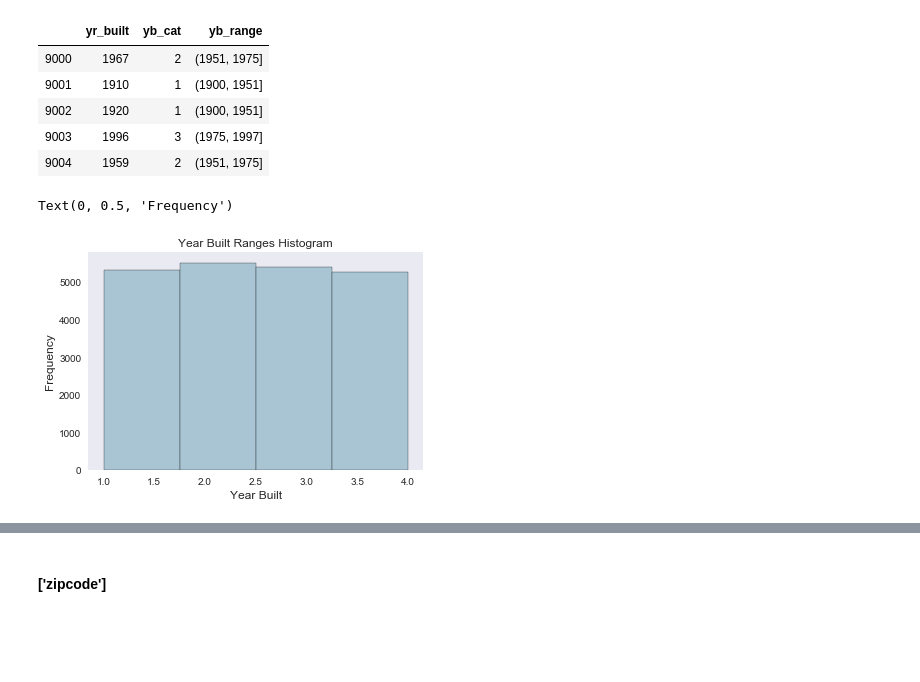
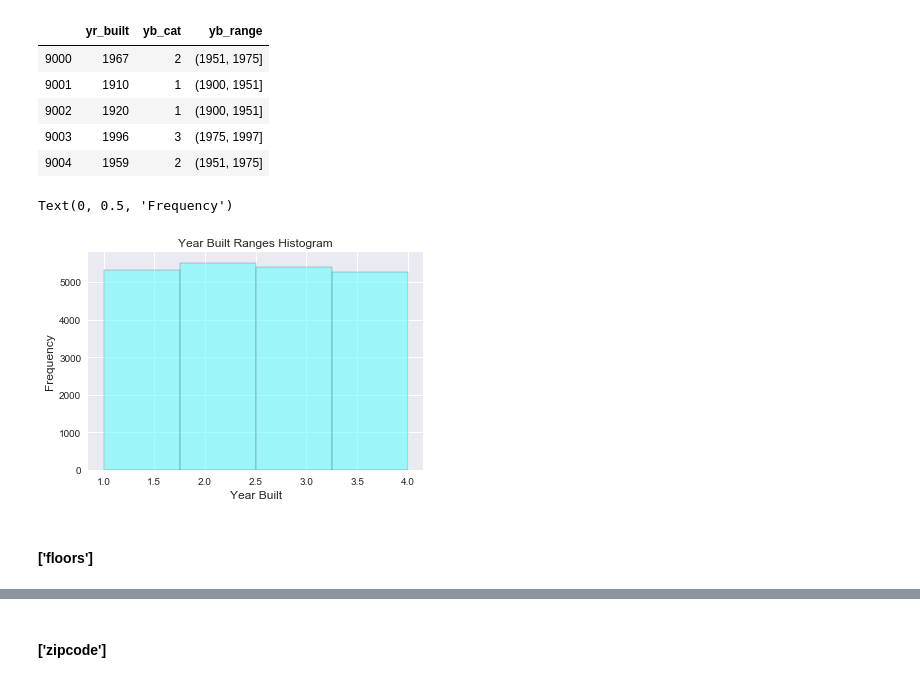
Before and after one commit to alphasentaurii/predicting-home-values-with-multiple-linear-regression, a Jupyter notebook: 1_scrub_student.ipynb, the cells around one changed output, grey strips where cells are left out. Saved outputs shown, nothing was run; the diff lists cells and outputs as text; code cells hidden in the pictures; blank space fills up the shorter version.

Commit message:
updated plots and re-arranged sections

```diff
--- a/1_scrub_student.ipynb
+++ b/1_scrub_student.ipynb
@@ -409,0 +388,6 @@ CategoricalDtype(categories=[0.0, 1.0, 2.0, 3.0, 4.0], ordered=False)
+# %%
+# create new boolean column for view:
+df['viewed'] = df['view'].astype('bool')
+
+# verify
+df['viewed'].dtype
@@ -499,12 +493,13 @@ df[['yr_built','yb_cat', 'yb_range']].iloc[9000:9005] # picking a random index v
 # %%
 # Let's check the distribution of the binned values
 
 fig, ax = plt.subplots()
-df['yb_cat'].hist(bins=4, color='#A9C5D3',
-edgecolor='black', grid=False)
+df['yb_cat'].hist(bins=4, color='#68FDFE', edgecolor='black', grid=True, alpha=0.6)
 ax.set_title('Year Built Ranges Histogram', fontsize=12)
 ax.set_xlabel('Year Built', fontsize=12)
 ax.set_ylabel('Frequency', fontsize=12)
 # %% [output]
 Text(0, 0.5, 'Frequency')
-[figure, old version]
+[figure, new version]
+# %% [markdown]
+#### ['floors']
```
Also changed, not shown: parts of 128 cells of this notebook, 1 other file.
